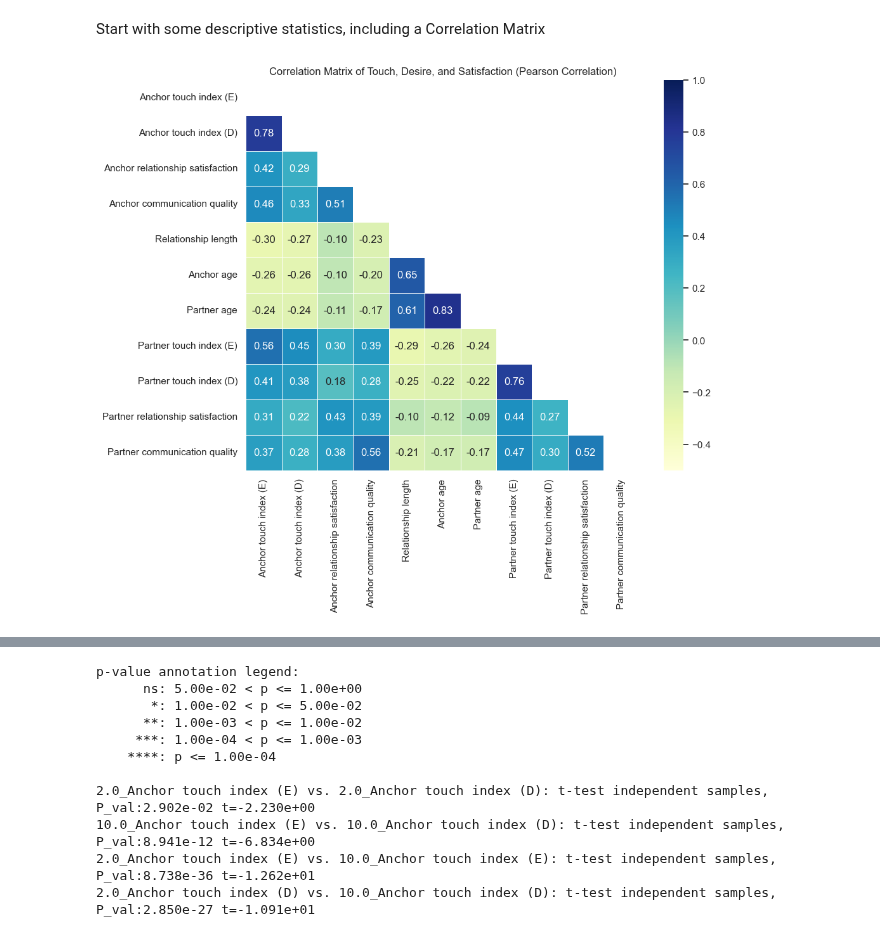
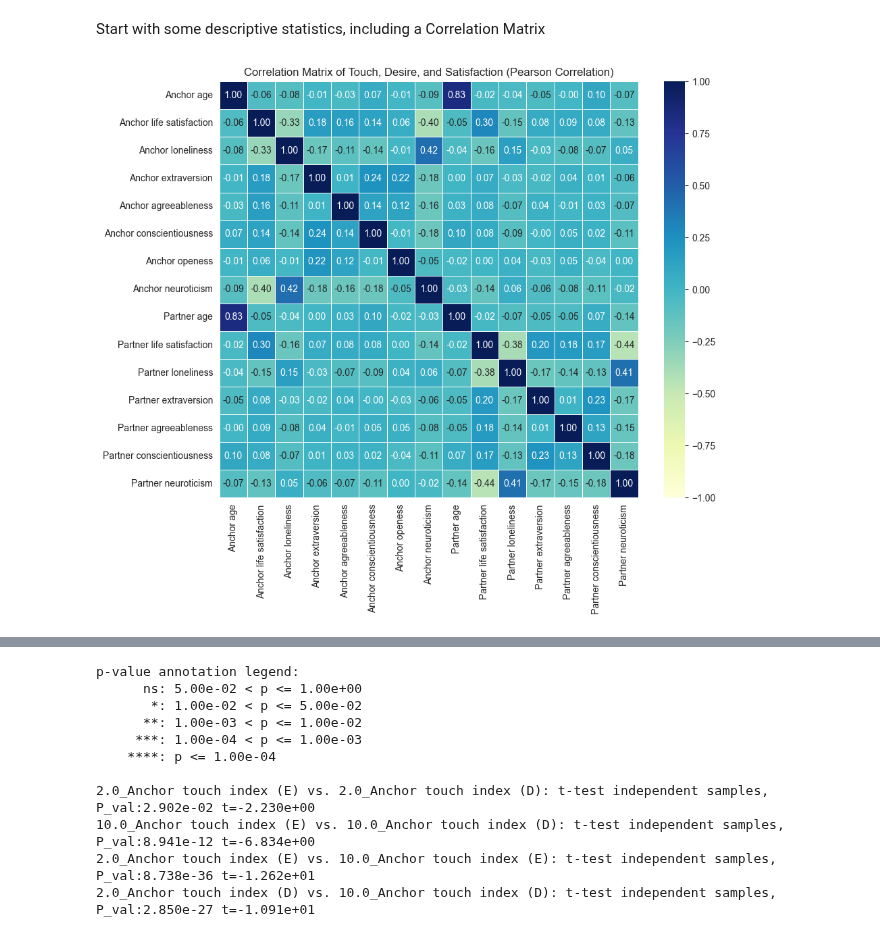
Before and after one commit to EdgardoCS/touchCouples, a Jupyter notebook: descriptive_stats.ipynb, the cells around one changed output, grey strips where cells are left out. Cells and saved outputs as stored; diff of their text form; code cells hidden in the pictures.

Commit message:
corr

```diff
--- a/descriptive_stats.ipynb
+++ b/descriptive_stats.ipynb
@@ -138,32 +180,30 @@ df['Relationship length'] = df['reldur_class'].map(overall_options["duration_opt
 # %%
-# delete those with no relationship duration data
-df = df[df['reldur_class'] != '.']
-df = df.dropna(subset=["reldur_class"]).reset_index(drop=True)
+df = df.drop(['reldur_class'], axis=1)
 # %%
 # Group anchor and partner by age
 for i in range(0, len(df)):
     if df['Anchor age'][i] <= 20:
-        df.loc[i, 'age-group (Anchor)'] = 1
+        df.loc[i, 'Anchor age group'] = 1
     elif 20 < df['Anchor age'][i] <= 30:
-        df.loc[i, 'age-group (Anchor)'] = 2
+        df.loc[i, 'Anchor age group'] = 2
     elif 30 < df['Anchor age'][i] <= 40:
-        df.loc[i, 'age-group (Anchor)'] = 3
+        df.loc[i, 'Anchor age group'] = 3
     elif 40 < df['Anchor age'][i] <= 50:
-        df.loc[i, 'age-group (Anchor)'] = 4
+        df.loc[i, 'Anchor age group'] = 4
     elif 50 < df['Anchor age'][i]:
-        df.loc[i, 'age-group (Anchor)'] = 5
+        df.loc[i, 'Anchor age group'] = 5
 
 for i in range(0, len(df)):
     if df['Partner age'][i] <= 20:
-        df.loc[i, 'age-group (Partner)'] = 1
+        df.loc[i, 'Partner age group'] = 1
     elif 20 < df['Partner age'][i] <= 30:
-        df.loc[i, 'age-group (Partner)'] = 2
+        df.loc[i, 'Partner age group'] = 2
     elif 30 < df['Partner age'][i] <= 40:
-        df.loc[i, 'age-group (Partner)'] = 3
+        df.loc[i, 'Partner age group'] = 3
     elif 40 < df['Partner age'][i] <= 50:
-        df.loc[i, 'age-group (Partner)'] = 4
+        df.loc[i, 'Partner age group'] = 4
     elif 50 < df['Partner age'][i]:
-        df.loc[i, 'age-group (Partner)'] = 5
+        df.loc[i, 'Partner age group'] = 5
 # %% [markdown]
 Compare Anchor and Partner.
 Find if there is any discrepancy between the reported frequency (kiss, pat, hug)
@@ -197,22 +237,2 @@ for i in range(0, len(df)):
 # %% [markdown]
 Start with some descriptive statistics, including a Correlation Matrix
-# %%
-correlation_all = df[
-    [
-        'Anchor touch index (E)', 'Anchor touch index (D)',
-        'Anchor relationship satisfaction', 'Anchor communication quality',
-        'Relationship length', 'Anchor age', 'Partner age',
-        'Partner touch index (E)', 'Partner touch index (D)',
-        'Partner relationship satisfaction', 'Partner communication quality',
-
-    ]
-].corr()
-
-matrix = np.triu(correlation_all)
-plt.figure(figsize=(10, 8))
-sns.heatmap(correlation_all, annot=True, cmap='YlGnBu', fmt='.2f', linewidths=0.5, vmax=1, vmin=-0.5, mask=matrix)
-plt.title('Correlation Matrix of Touch, Desire, and Satisfaction (Pearson Correlation)')
-plt.grid(False)
-plt.savefig("output/img/correlation_map.png", dpi=350, transparent=True)
-# %% [output]
-[figure, removed]
@@ -218,0 +280,12 @@ plt.savefig("output/img/correlation_map.png", dpi=350, transparent=True)
+# %%
+correlation = df[
+    individual_factors
+].corr()
+
+matrix = np.triu(correlation)
+plt.figure(figsize=(10, 8))
+sns.heatmap(correlation, annot=True, cmap='YlGnBu', fmt='.2f', linewidths=0.5, vmax=1, vmin=-1)
+plt.title('Correlation Matrix of Touch, Desire, and Satisfaction (Pearson Correlation)')
+plt.grid(False)
+# %% [output]
+[figure, added]
```
Also changed, not shown: parts of 28 cells of this notebook, 28 other files.
